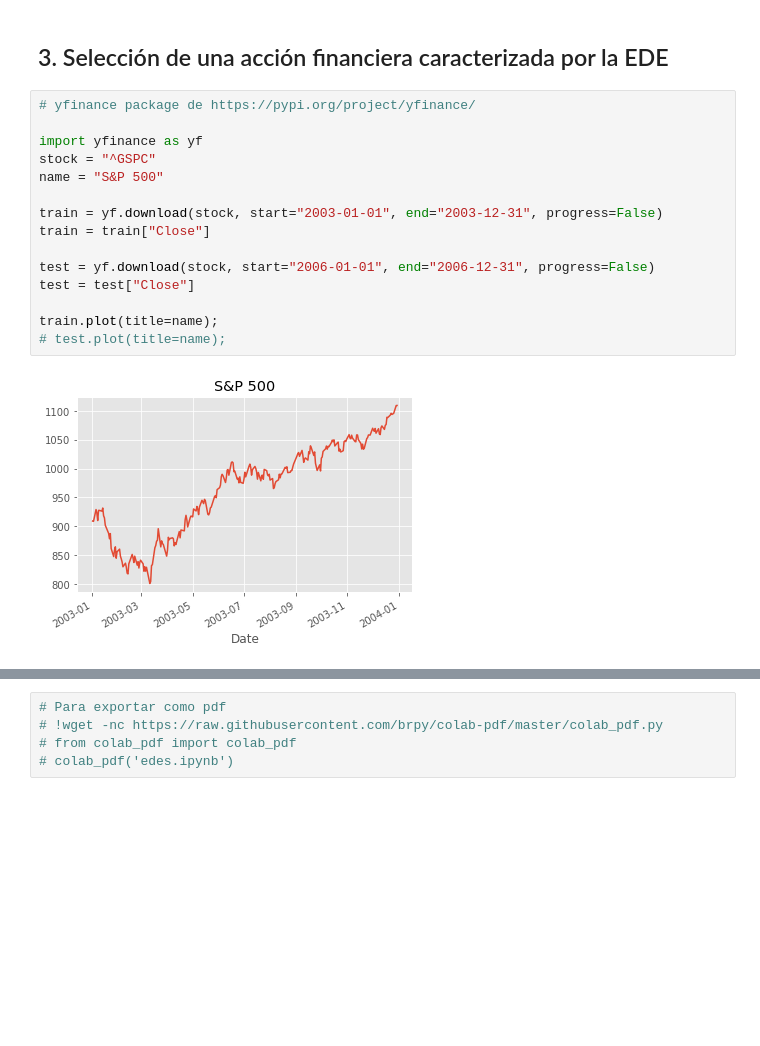
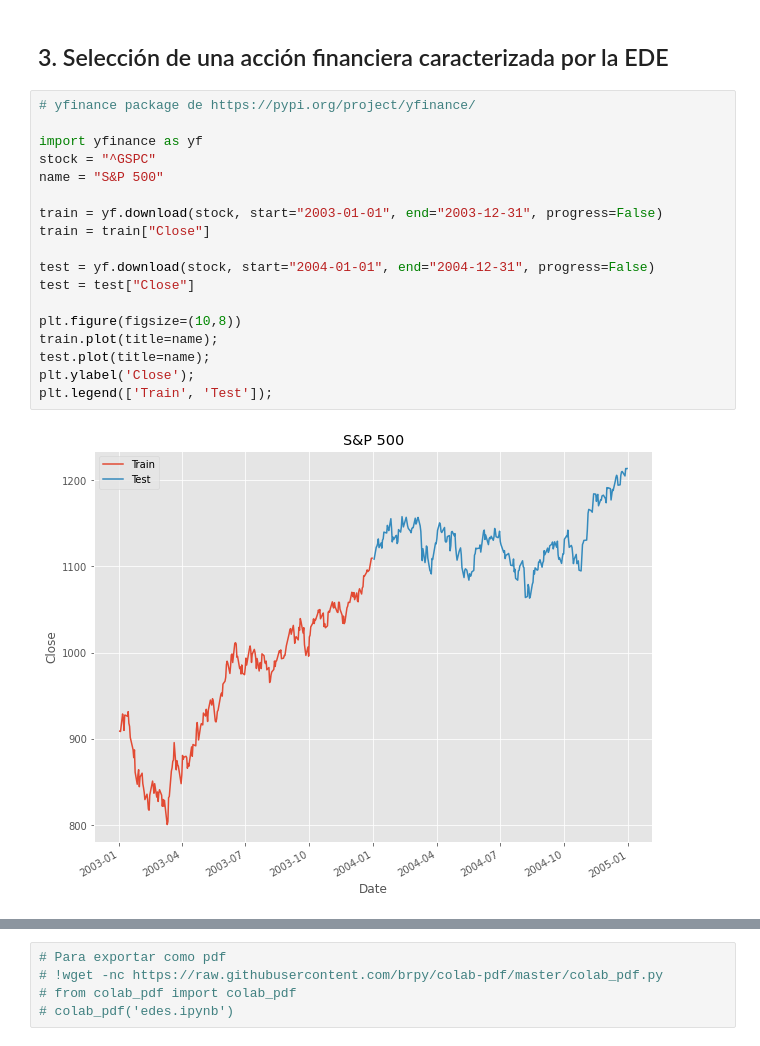
Before and after one commit to scardenol/proc_est2, a Jupyter notebook: edes.ipynb, the cells around one changed output, grey strips where cells are left out. Drawn from its saved outputs; the diff is of its cells as text; blank space fills up the shorter version.

```diff
--- a/edes.ipynb
+++ b/edes.ipynb
@@ -305,20 +315,23 @@ plt.legend(['experimental', 'teórica']);
 # %%
 # yfinance package de https://pypi.org/project/yfinance/
 
 import yfinance as yf
 stock = "^GSPC"
 name = "S&P 500"
 
 train = yf.download(stock, start="2003-01-01", end="2003-12-31", progress=False)
 train = train["Close"]
 
-test = yf.download(stock, start="2006-01-01", end="2006-12-31", progress=False)
+test = yf.download(stock, start="2004-01-01", end="2004-12-31", progress=False)
 test = test["Close"]
 
+plt.figure(figsize=(10,8))
 train.plot(title=name);
-# test.plot(title=name);
+test.plot(title=name);
+plt.ylabel('Close');
+plt.legend(['Train', 'Test']);
 # %% [output]
-[figure, old version]
+[figure, new version]
 # %%
 # Condiciones a nivel de distribución (test de normalidad)
 data = pd.DataFrame(train)
```
Also changed, not shown: parts of 26 cells of this notebook.
